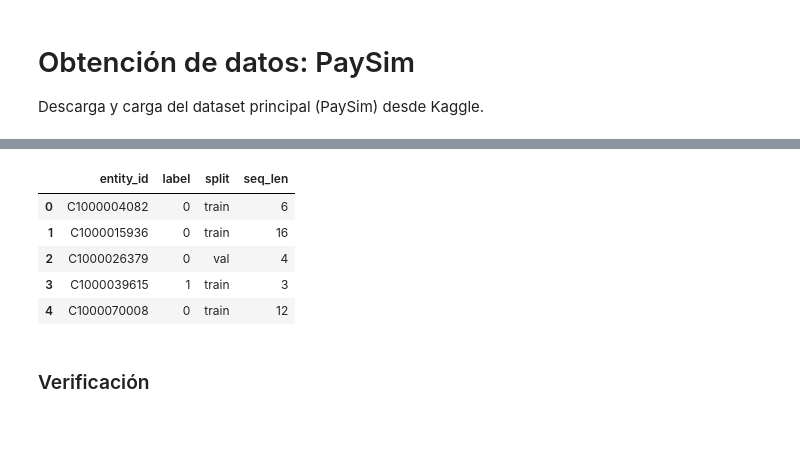
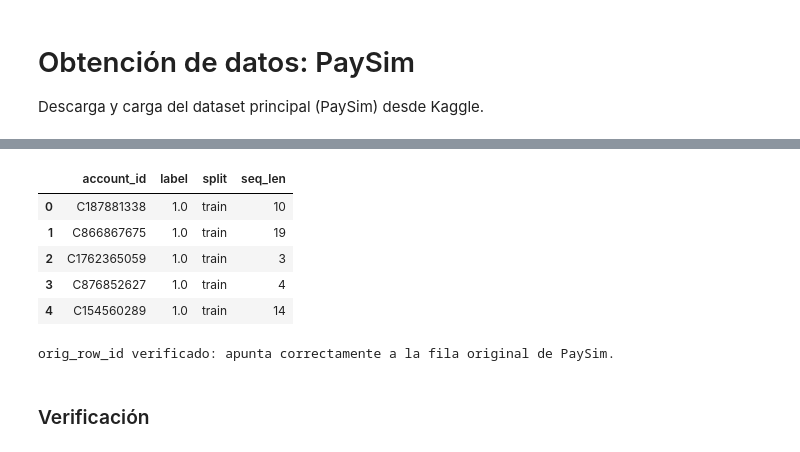
Before and after one commit to nilsmuralles/P2-Deep, a Jupyter notebook: 01_ingenieria_datos.ipynb, the cells around one changed output, grey strips where cells are left out. Saved outputs shown, nothing was run; the diff lists cells and outputs as text; code cells hidden in the pictures.

```diff
--- a/01_ingenieria_datos.ipynb
+++ b/01_ingenieria_datos.ipynb
@@ -70,0 +65,6 @@ Transacciones totales del subconjunto: 549197
+# %%
+train_accs, temp_accs, train_y, temp_y = train_test_split(
+    all_accounts, all_labels, test_size=0.30, stratify=all_labels, random_state=42)
+val_pool, test_pool, val_pool_y, test_pool_y = train_test_split(
+    temp_accs, temp_y, test_size=0.50, stratify=temp_y, random_state=42)
+print("train pool:", len(train_accs), "| val pool:", len(val_pool), "| test pool:", len(test_pool))
@@ -113,0 +170,15 @@ print({s: (df_sampled["split"] == s).sum() for s in ["train", "val", "test"]})
+# %%
+raw_features = np.column_stack([
+    log_amount, log_oldbalorg, log_newbalorg, log_oldbaldest, log_newbaldest,
+    log_delta_step, log_tx_count_24h, log_tx_count_7d, log_amount_sum_24h, log_amount_sum_7d,
+    hour_sin, hour_cos, type_matrix,
+])
+FEATURE_NAMES = [
+    "log_amount", "log_oldbalanceOrg", "log_newbalanceOrig",
+    "log_oldbalanceDest", "log_newbalanceDest",
+    "log_delta_step", "log_tx_count_24h", "log_tx_count_7d",
+    "log_amount_sum_24h", "log_amount_sum_7d",
+    "hour_sin", "hour_cos",
+] + TYPE_CATEGORIES
+N_CONTINUOUS = 10
+print("Shape de features por transacción:", raw_features.shape, "| features:", len(FEATURE_NAMES))
@@ -114,10 +187,9 @@ print({s: (df_sampled["split"] == s).sum() for s in ["train", "val", "test"]})
 # %%
 train_mask = (df_sampled["split"] == "train").to_numpy()
 scaler = StandardScaler()
-cont_cols = slice(0, 7)
-scaler.fit(raw_features[train_mask][:, cont_cols])
+scaler.fit(raw_features[train_mask][:, :N_CONTINUOUS])
 
 norm_features = raw_features.copy()
-norm_features[:, cont_cols] = scaler.transform(raw_features[:, cont_cols])
+norm_features[:, :N_CONTINUOUS] = scaler.transform(raw_features[:, :N_CONTINUOUS])
 # %%
 N_FEATURES = norm_features.shape[1]
@@ -143,23 +235,42 @@ Shape de secuencias: (52217, 50, 12)
 # %%
-entity_split = df_sampled.drop_duplicates("nameDest").set_index("nameDest")["split"]
+account_split = pd.Series(split_map)
 meta = pd.DataFrame({
-    "entity_id": entity_ids,
-    "label": labels,
-    "split": entity_split.loc[entity_ids].to_numpy(),
+    "account_id": sampled_accounts,
+    "label": final_labels,
+    "split": account_split.loc[sampled_accounts].to_numpy(),
     "seq_len": seq_lengths,
 })
+
+transaction_map = pd.DataFrame(transaction_map_rows, columns=[
+    "account_id", "position", "orig_row_id", "step", "nameOrig", "nameDest",
+    "amount", "type", "isFraud", "split",
+])
+
 meta.to_csv("C1_output_meta.csv", index=False)
 np.save("C1_output_sequences.npy", sequences)
+transaction_map.to_csv("C1_output_transaction_map.csv", index=False)
 with open("C1_output_feature_names.json", "w") as f:
     json.dump(FEATURE_NAMES, f)
+
+joblib.dump({"scaler": scaler, "n_continuous": N_CONTINUOUS, "feature_names": FEATURE_NAMES},
+            "C1_output_scaler.joblib")
 meta.head()
 # %% [output]
-|  | entity_id | label | split | seq_len |
-| 0 | C1000004082 | 0 | train | 6 |
-| 1 | C1000015936 | 0 | train | 16 |
-| 2 | C1000026379 | 0 | val | 4 |
-| 3 | C1000039615 | 1 | train | 3 |
-| 4 | C1000070008 | 0 | train | 12 |
+|  | account_id | label | split | seq_len |
+| 0 | C187881338 | 1.0 | train | 10 |
+| 1 | C866867675 | 1.0 | train | 19 |
+| 2 | C1762365059 | 1.0 | train | 3 |
+| 3 | C876852627 | 1.0 | train | 4 |
+| 4 | C154560289 | 1.0 | train | 14 |
+# %%
+check_row = transaction_map.iloc[0]
+original_row = df.loc[check_row["orig_row_id"]]
+assert original_row["nameDest"] == check_row["nameDest"]
+assert original_row["step"] == check_row["step"]
+assert abs(original_row["amount"] - check_row["amount"]) < 1e-6
+print("orig_row_id verificado: apunta correctamente a la fila original de PaySim.")
+# %% [output]
+orig_row_id verificado: apunta correctamente a la fila original de PaySim.
 # %% [markdown]
 ### Verificación
 # %%
```
Also changed, not shown: parts of 21 cells of this notebook, 8 other files.
